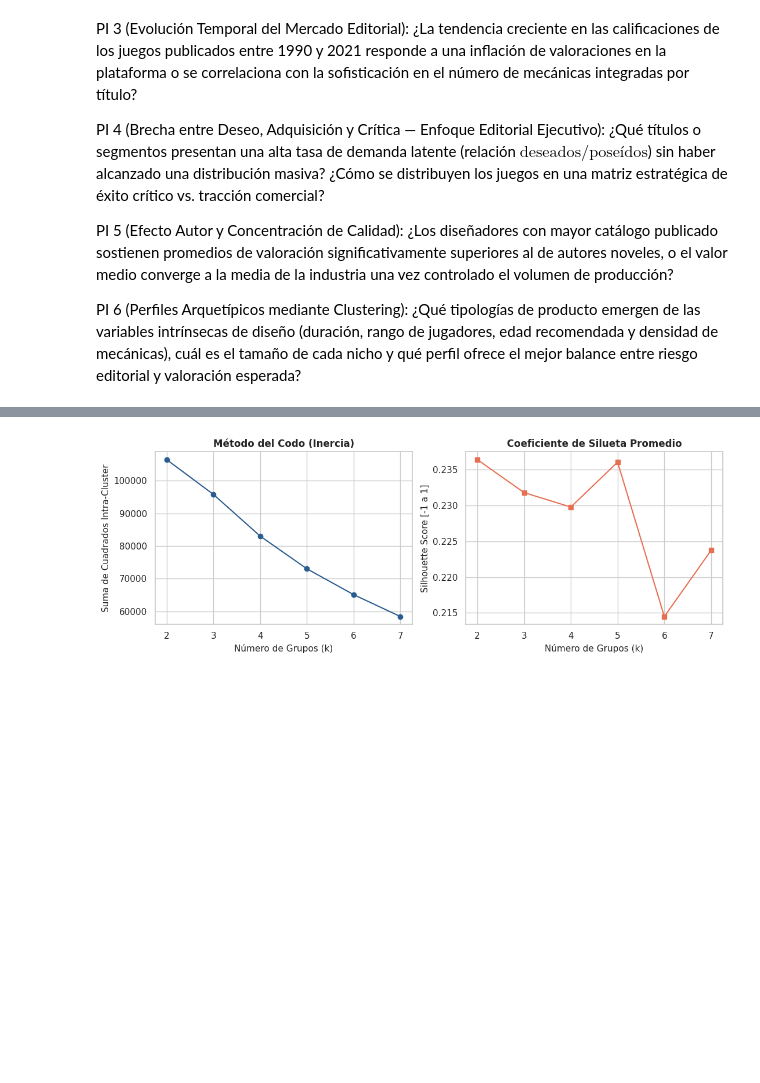
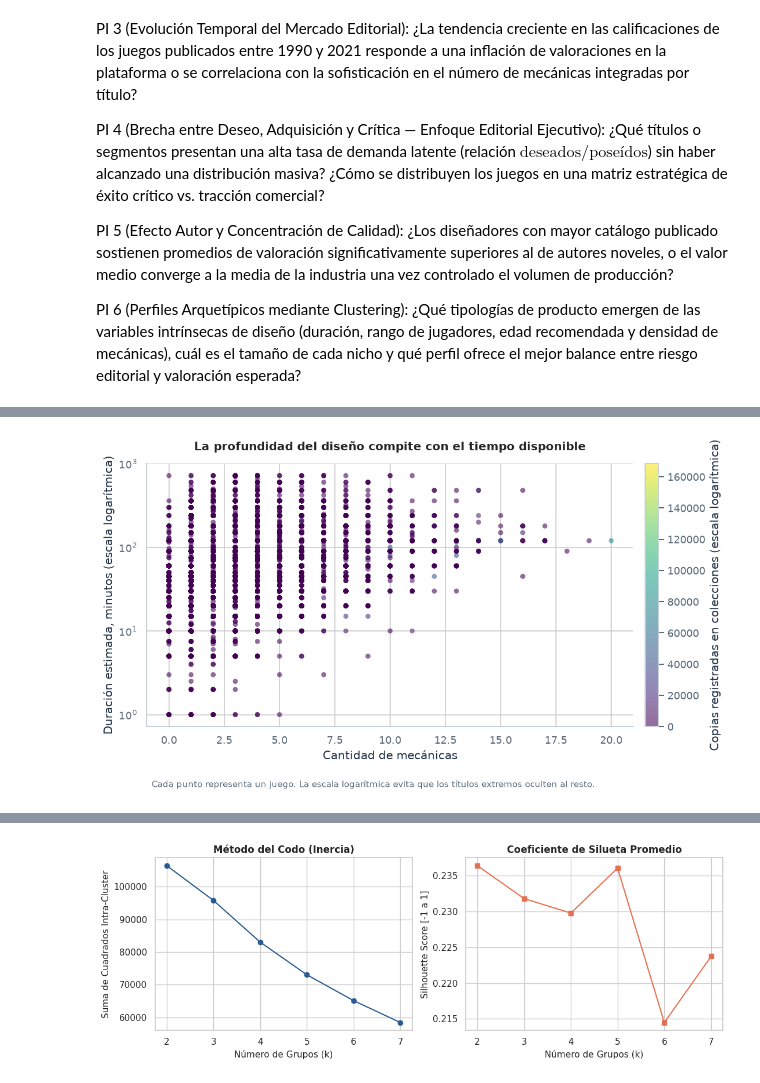
Before and after one commit to ArielMartinez3/Board-games-market-intelligence, a Jupyter notebook: Trabajo_Practico_Integrador_Ariel_Martinez.ipynb, the cells around one changed output, grey strips where cells are left out. Cells and saved outputs as stored; diff of their text form; code cells hidden in the pictures; blank space fills up the shorter version.

```diff
--- a/Trabajo_Practico_Integrador_Ariel_Martinez.ipynb
+++ b/Trabajo_Practico_Integrador_Ariel_Martinez.ipynb
@@ -644,0 +131,7 @@ plt.show()
+# %%
+from visualization import graficar_complejidad_adopcion
+
+graficar_complejidad_adopcion(df)
+plt.show()
+# %% [output]
+[figure, added]
```
Also changed, not shown: parts of 19 cells of this notebook, 14 other files.
